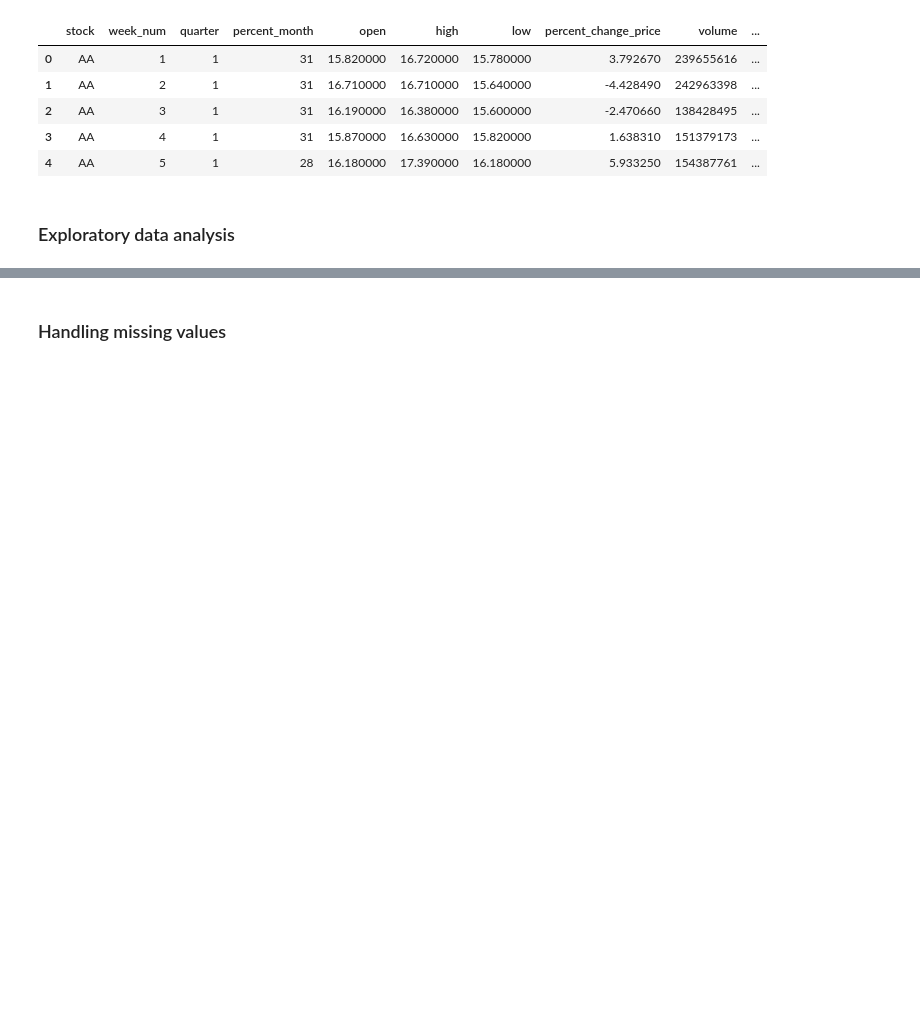
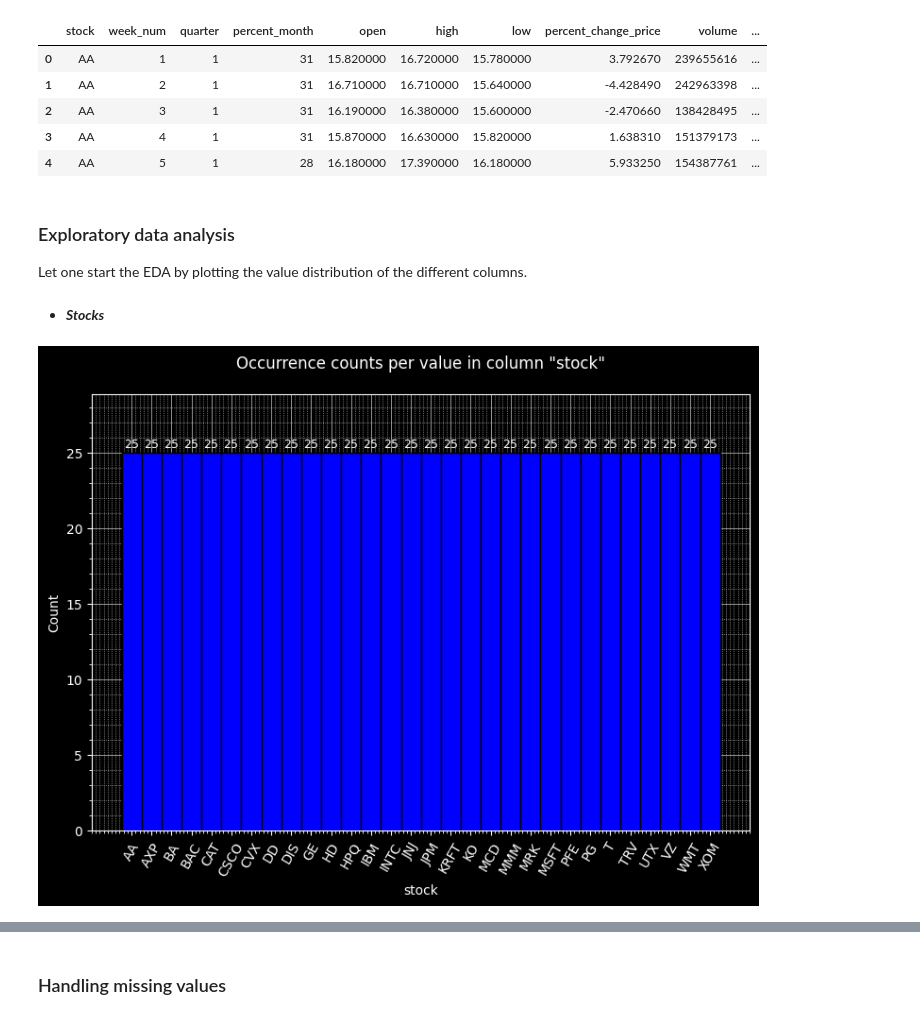
Before and after one commit to eliocpereira95/DSU-Recruitment-Challenges, a Jupyter notebook: submission.ipynb, the cells around one changed output, grey strips where cells are left out. Saved outputs shown, nothing was run; the diff lists cells and outputs as text; code cells hidden in the pictures; blank space fills up the shorter version.

```diff
--- a/submission.ipynb
+++ b/submission.ipynb
@@ -120,7 +124,7 @@ data["percent_month"] = data["date"].dt.strftime(date_format="%m/%d/%Y").apply(
 )
 
 # Add column with year's week numbers associated with the dates
-data["week_num"] = data["date"].dt.isocalendar().week
+data["week_num"] = data["date"].dt.isocalendar().week.astype(int)
 
 # Drop column "date"
 data = data.drop(columns="date")
@@ -201,11 +208,13 @@ Raw data
 | 2 | AA | 3 | 1 | 31 | 16.190000 | 16.380000 | 15.600000 | -2.470660 | 138428495 | ... |
 | 3 | AA | 4 | 1 | 31 | 15.870000 | 16.630000 | 15.820000 | 1.638310 | 151379173 | ... |
 | 4 | AA | 5 | 1 | 28 | 16.180000 | 17.390000 | 16.180000 | 5.933250 | 154387761 | ... |
-# %% [markdown]
-### Exploratory data analysis
+# %% [markdown]
+### Exploratory data analysis
+
+Let one start the EDA by plotting the value distribution of the different columns.
 # %%
+# ---> Define custom histogram plotting function
 
-# ---> Define cuatom histogram plotting function
 def hisplot_custom(
     df,
     col,
@@ -256,6 +265,29 @@ def hisplot_custom(
                 rotation=bar_label_rotation
             )
 
+    if col_dtype != str:
+        # Plot mean vertical line
+        ax.axvline(
+            df[col].mean(),
+            color="black",
+            linestyle="dashed",
+            linewidth=1,
+            label=(f"Mean: ${df[col].mean():.2f}$"),
+        )
+
+        # Plot median vertical line
+        ax.axvline(
+            df[col].median(),
+            color="black",
+            linestyle="dotted",
+            linewidth=1,
+            label=(f"Median: ${df[col].median():.2f}$"),
+        )
+
+        # Create empty plot just to add the standard deviation value to legend
+        ax.plot([], [], alpha=0, label=f"Std Dev: ${df[col].std():.2f}$")
+
+
     # Define axes labels
     ax.set_xlabel(col, fontdict={"fontsize": 10})
     ax.set_ylabel(
@@ -288,5 +320,23 @@ def hisplot_custom(
         linewidth=0.5
     )
 
+    if col_dtype != str:
+        # Legend
+        ax.legend(fontsize=8)
+
     # Show plot
     plt.show()
+# %% [markdown]
+* ***Stocks***
+# %%
+# ---> Plot
+
+hisplot_custom(
+    df=data,
+    col="stock",
+    col_dtype=str,
+    stat="count",
+    xticklabels_rotation=60
+)
+# %% [output]
+[figure, added]
```
Also changed, not shown: parts of 21 cells of this notebook.
